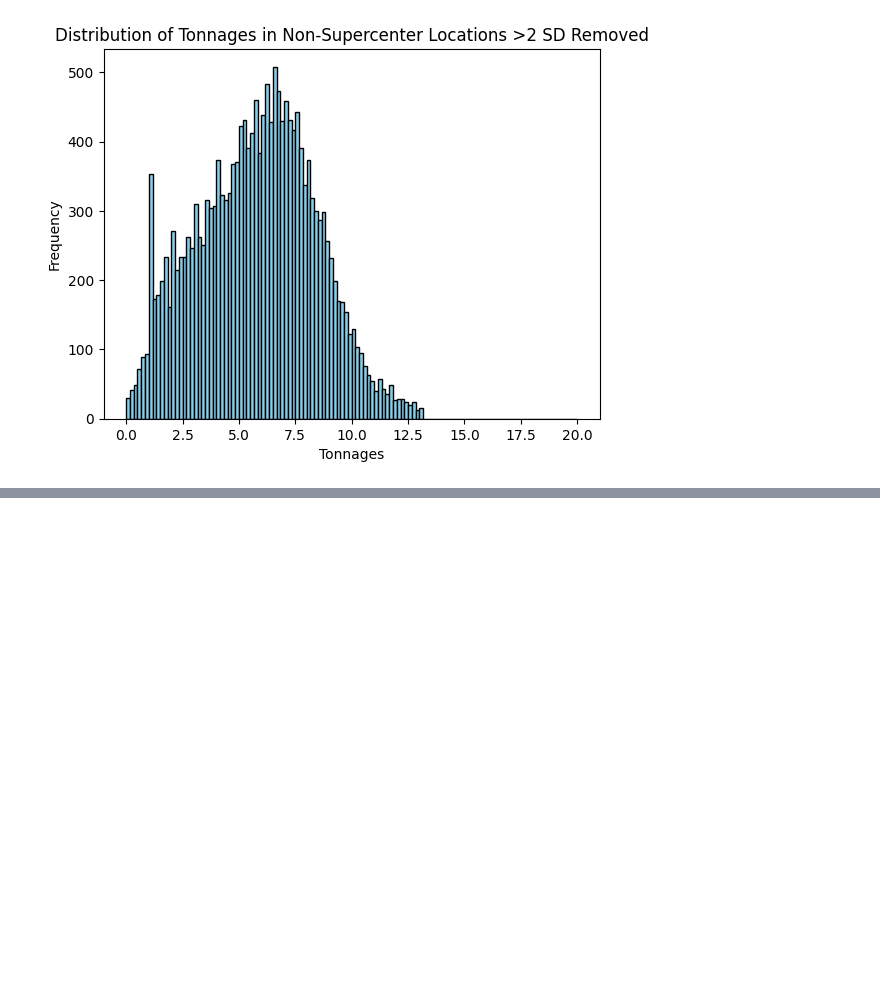
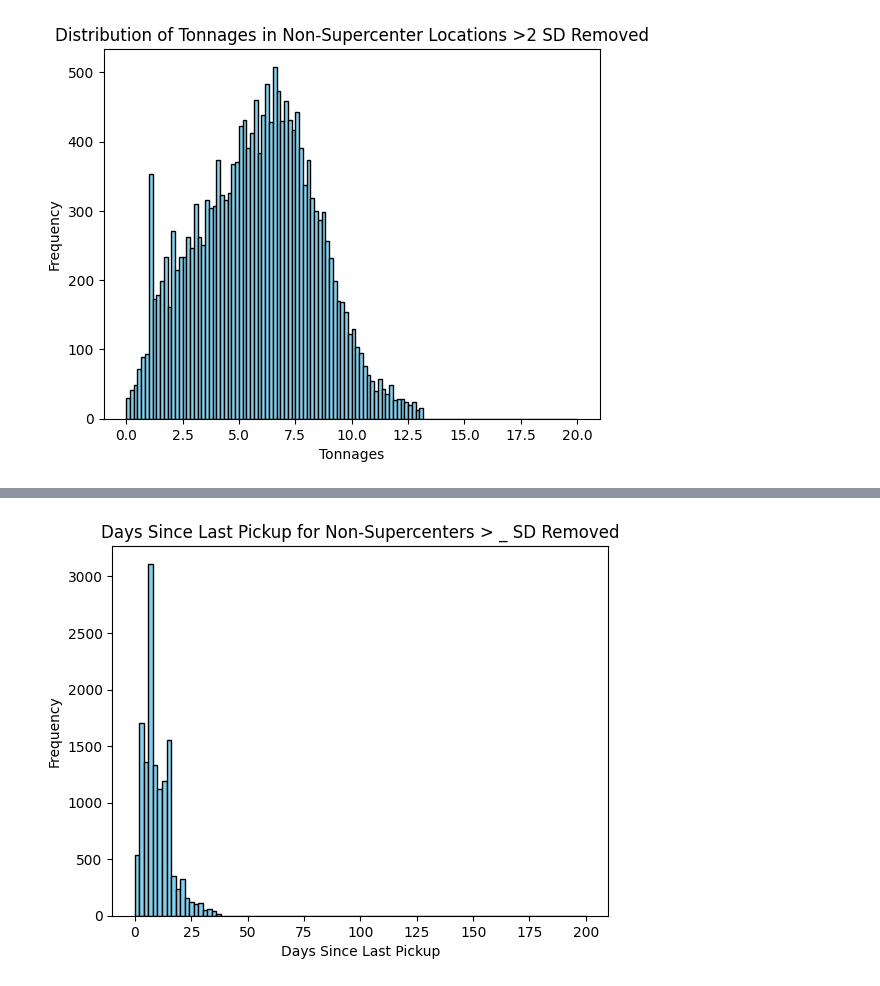
Before and after one commit to jli615/dtxwalmart, a Jupyter notebook: splitting.ipynb, the cells around one changed output, grey strips where cells are left out. Drawn from its saved outputs; the diff is of its cells as text; code cells hidden in the pictures; blank space fills up the shorter version.

```diff
--- a/splitting.ipynb
+++ b/splitting.ipynb
@@ -386,0 +397,6 @@ plt.show()
+# %%
+non_super_pickup_mean = non_supercenter_df['Days Since Last Pickup'].mean()
+non_super_pickup_std = non_supercenter_df['Days Since Last Pickup'].std()
+print(non_super_pickup_mean)
+print(non_super_pickup_std)
+print(non_super_pickup_mean + 1 * non_super_pickup_std)
@@ -421,0 +444,8 @@ print(percent_non_superstores_remaining_pickup)
+# %%
+plt.hist(non_super_pickup_above_SD_with_stores_removed['Days Since Last Pickup'], bins=100, range=(0, 200), color='skyblue', edgecolor='black')
+plt.xlabel('Days Since Last Pickup')
+plt.ylabel('Frequency')
+plt.title('Days Since Last Pickup for Non-Supercenters > _ SD Removed')
+plt.show()
+# %% [output]
+[figure, added]
```
Also changed, not shown: parts of 4 cells of this notebook.
